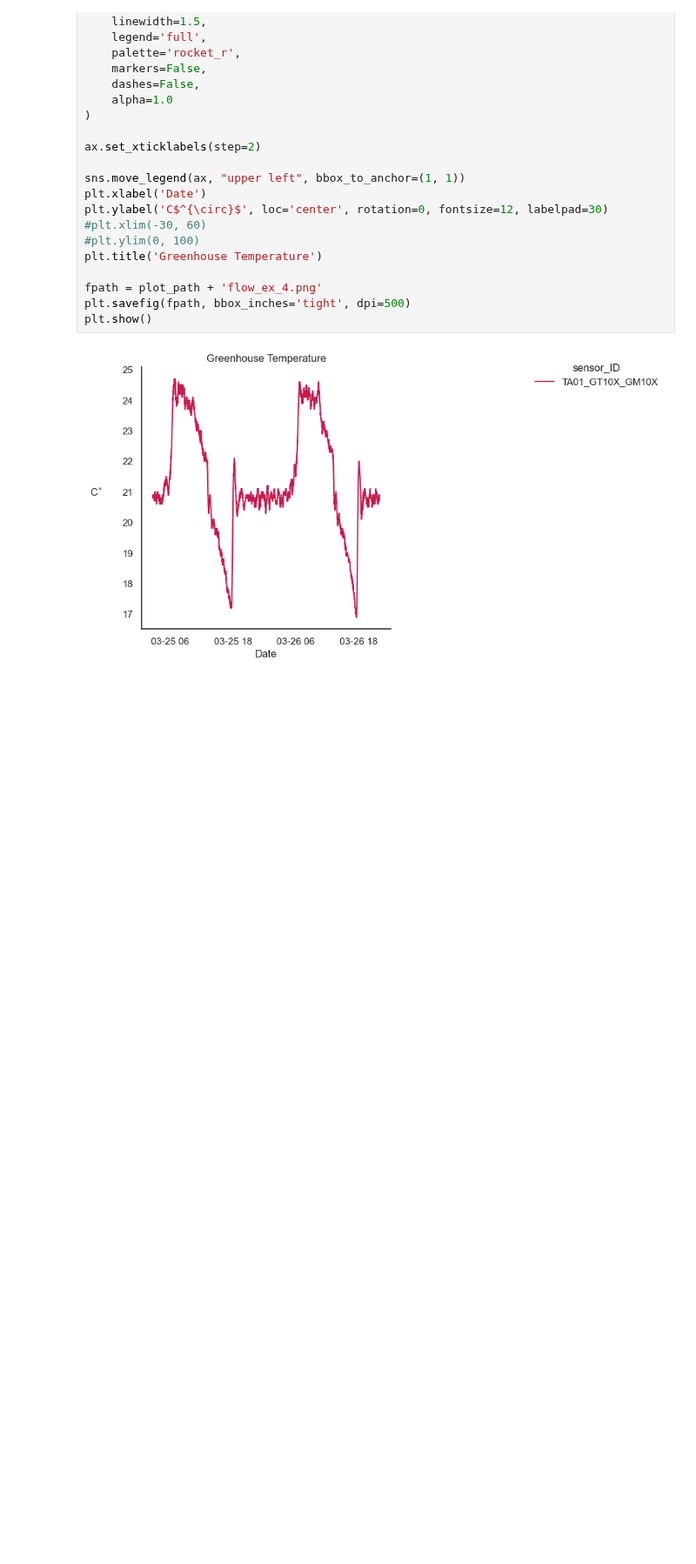
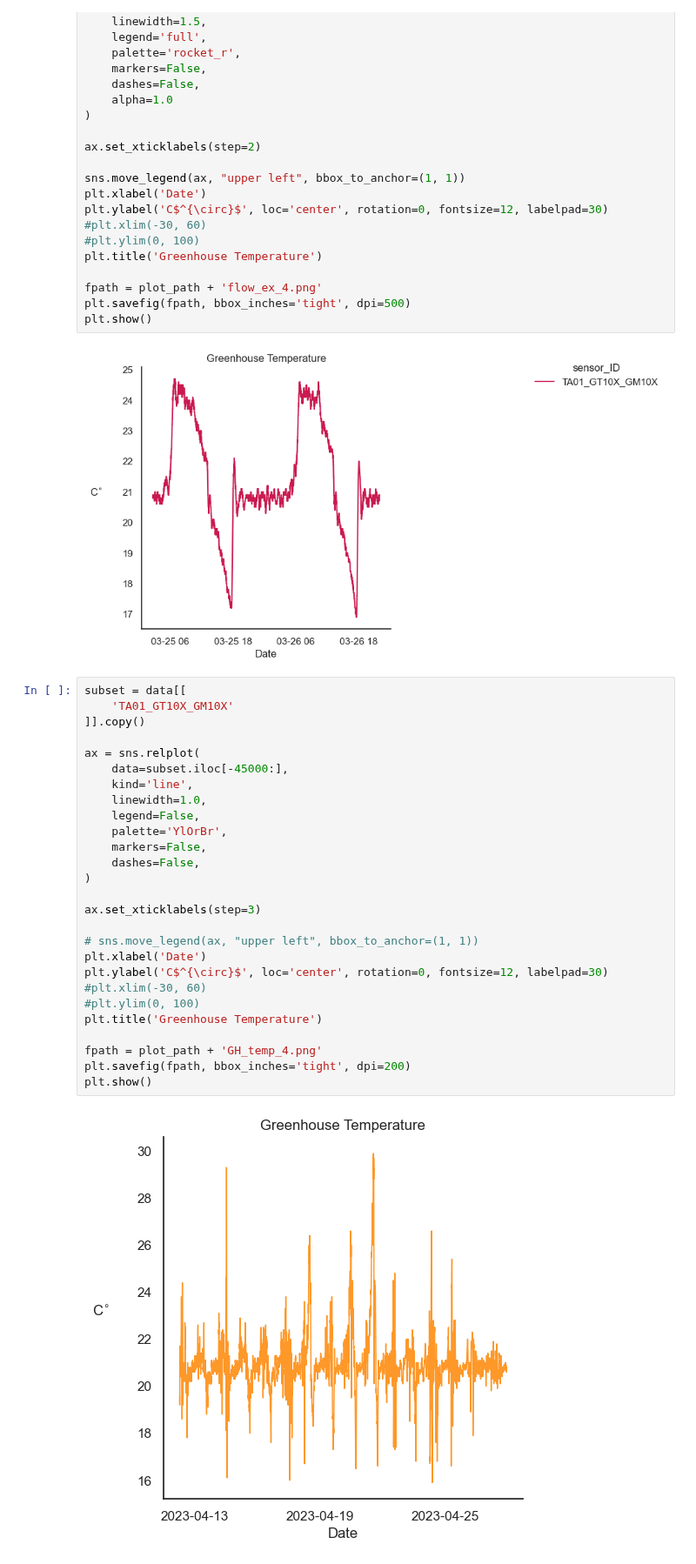
Before and after one commit to oStglnd/rise-gh, a Jupyter notebook: plotting/flow_states_plots.ipynb, the cells around one changed output. Shown at 87% size. Saved outputs shown, nothing was run; the diff lists cells and outputs as text; blank space fills up the shorter version.

```diff
--- a/plotting/flow_states_plots.ipynb
+++ b/plotting/flow_states_plots.ipynb
@@ -191,3 +231,32 @@ plt.savefig(fpath, bbox_inches='tight', dpi=500)
 plt.show()
 # %% [output]
 [figure]
+# %%
+subset = data[[
+    'TA01_GT10X_GM10X'
+]].copy()
+
+ax = sns.relplot(
+    data=subset.iloc[-45000:],
+    kind='line',
+    linewidth=1.0,
+    legend=False,
+    palette='YlOrBr',
+    markers=False,
+    dashes=False,
+)
+
+ax.set_xticklabels(step=3)
+
+# sns.move_legend(ax, "upper left", bbox_to_anchor=(1, 1))
+plt.xlabel('Date')
+plt.ylabel('C$^{\circ}$', loc='center', rotation=0, fontsize=12, labelpad=30)
+#plt.xlim(-30, 60)
+#plt.ylim(0, 100)
+plt.title('Greenhouse Temperature')
+
+fpath = plot_path + 'GH_temp_4.png'
+plt.savefig(fpath, bbox_inches='tight', dpi=200)
+plt.show()
+# %% [output]
+[figure, added]
```
Also changed, not shown: parts of 13 cells of this notebook, 6 other files.
